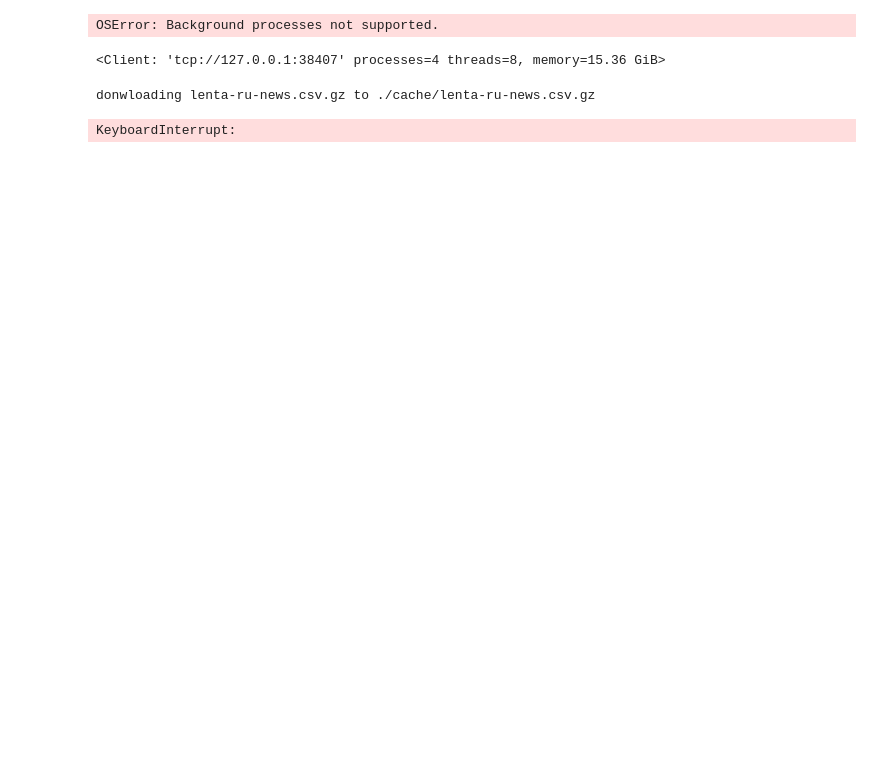
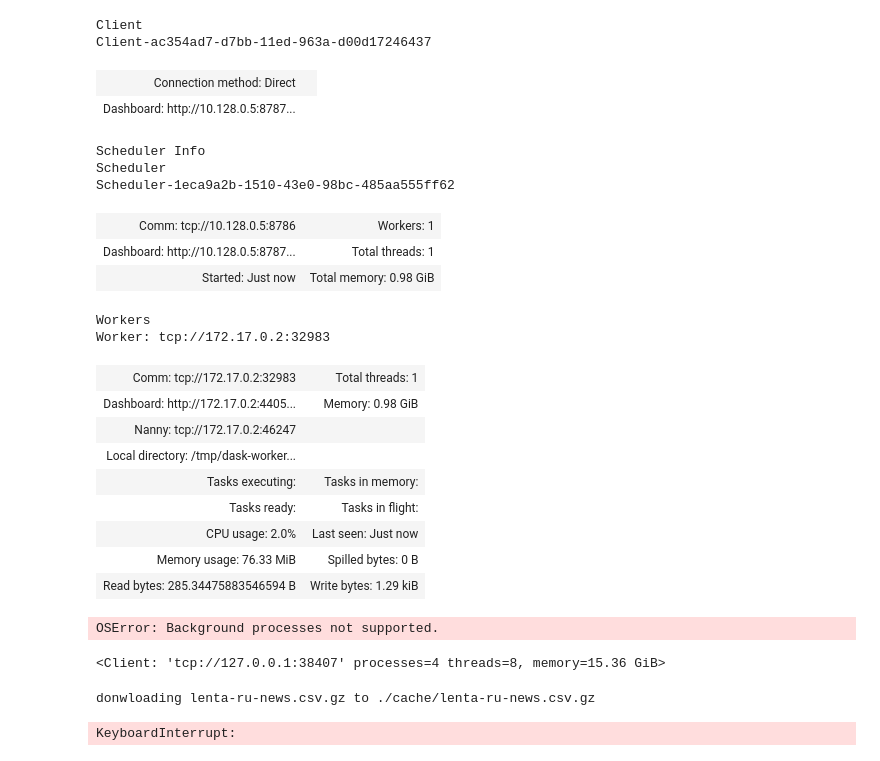
Before and after one commit to misha1sh/audio-ml, a Jupyter notebook: test_dask.ipynb, the cells around one changed output. Cells and saved outputs as stored; diff of their text form; code cells hidden in the pictures; blank space fills up the shorter version.

```diff
--- a/test_dask.ipynb
+++ b/test_dask.ipynb
@@ -36,5 +34,30 @@ http://localhost:62798/status
 # %%
 from dask.distributed import Client
+client = Client("tcp://10.128.0.5:8786")
+# %%
+client
+# %% [output]
+Client
+Client-ac354ad7-d7bb-11ed-963a-d00d17246437
+| Connection method: Direct |  |
+| Dashboard: http://10.128.0.5:8787... |  |
+Scheduler Info
+Scheduler
+Scheduler-1eca9a2b-1510-43e0-98bc-485aa555ff62
+| Comm: tcp://10.128.0.5:8786 | Workers: 1 |
+| Dashboard: http://10.128.0.5:8787... | Total threads: 1 |
+| Started: Just now | Total memory: 0.98 GiB |
+Workers
+Worker: tcp://172.17.0.2:32983
+| Comm: tcp://172.17.0.2:32983 | Total threads: 1 |
+| Dashboard: http://172.17.0.2:4405... | Memory: 0.98 GiB |
+| Nanny: tcp://172.17.0.2:46247 |  |
+| Local directory: /tmp/dask-worker... |  |
+| Tasks executing: | Tasks in memory: |
+| Tasks ready: | Tasks in flight: |
+| CPU usage: 2.0% | Last seen: Just now |
+| Memory usage: 76.33 MiB | Spilled bytes: 0 B |
+| Read bytes: 285.34475883546594 B | Write bytes: 1.29 kiB |
 # %%
 cluster.scale(3)
 # %%
```
Also changed, not shown: parts of 2 cells of this notebook, 4 other files.
